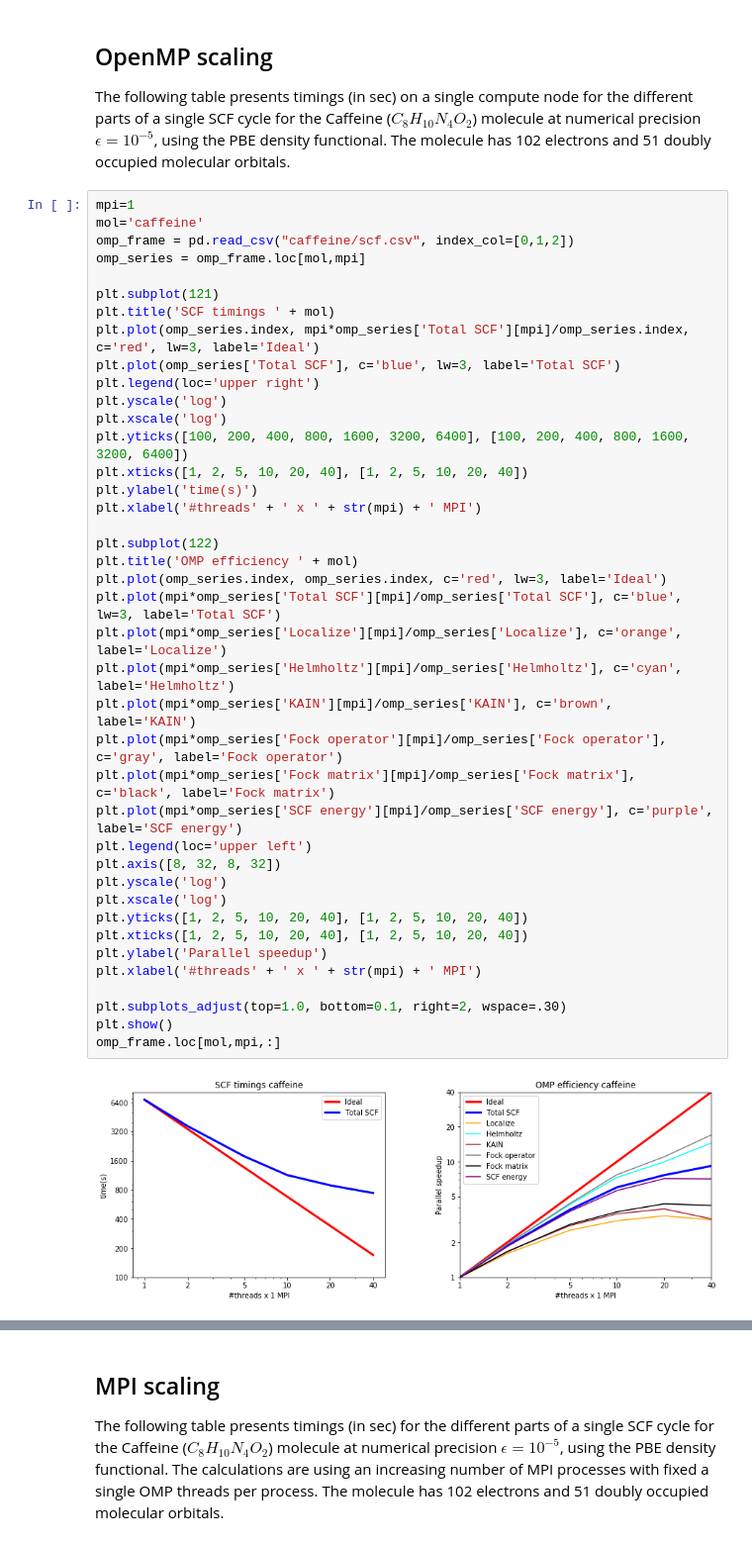
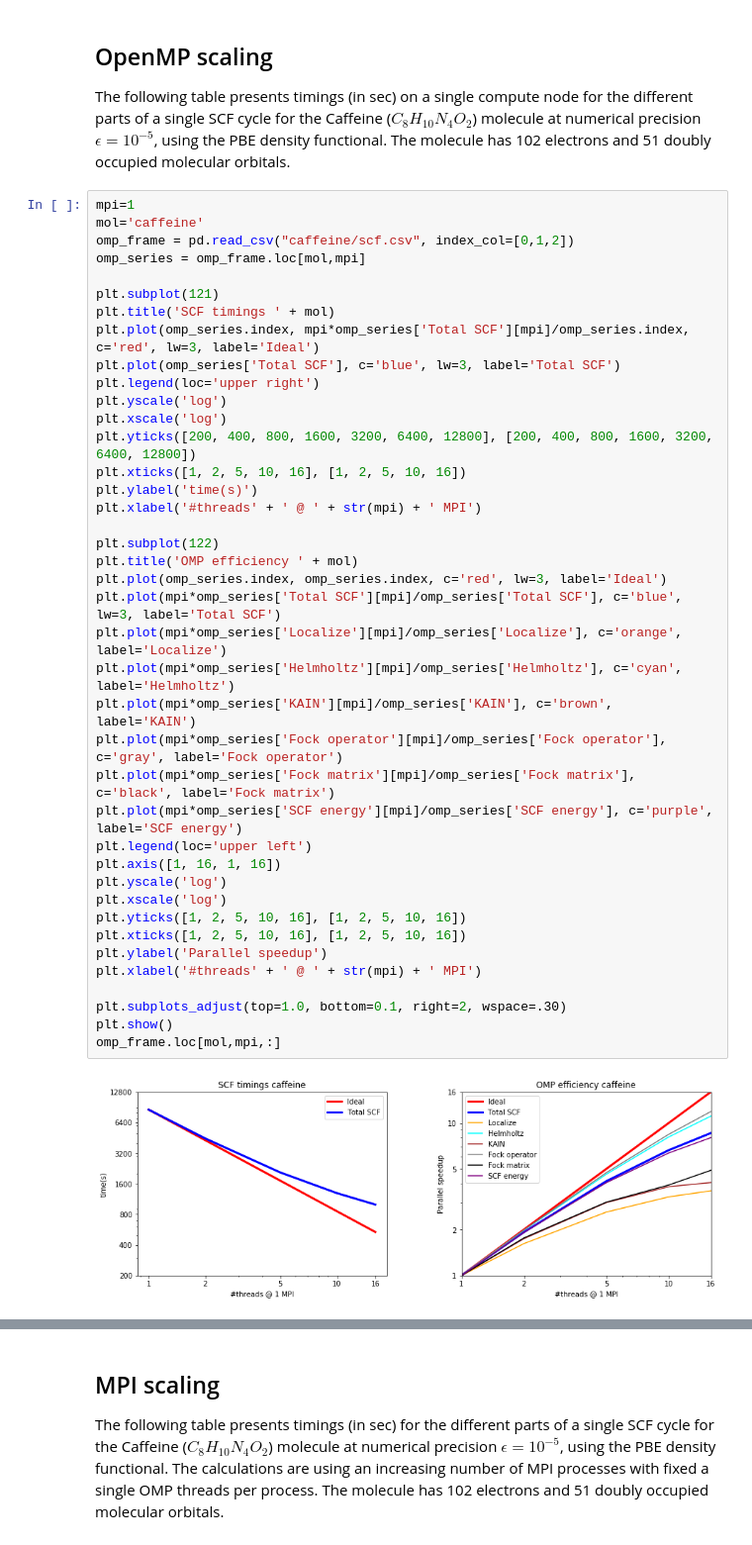
Before and after one commit to MRChemSoft/mrchem-benchmark, a Jupyter notebook: caffeine.ipynb, the cells around one changed output, grey strips where cells are left out. Shown at 99% size. Saved outputs shown, nothing was run; the diff lists cells and outputs as text.

```diff
--- a/caffeine.ipynb
+++ b/caffeine.ipynb
@@ -66,40 +67,40 @@ omp_frame = pd.read_csv("caffeine/scf.csv", index_col=[0,1,2])
 omp_series = omp_frame.loc[mol,mpi]
 
 plt.subplot(121)
 plt.title('SCF timings ' + mol)
 plt.plot(omp_series.index, mpi*omp_series['Total SCF'][mpi]/omp_series.index, c='red', lw=3, label='Ideal')
 plt.plot(omp_series['Total SCF'], c='blue', lw=3, label='Total SCF')
 plt.legend(loc='upper right')
 plt.yscale('log')
 plt.xscale('log')
-plt.yticks([100, 200, 400, 800, 1600, 3200, 6400], [100, 200, 400, 800, 1600, 3200, 6400])
-plt.xticks([1, 2, 5, 10, 20, 40], [1, 2, 5, 10, 20, 40])
+plt.yticks([200, 400, 800, 1600, 3200, 6400, 12800], [200, 400, 800, 1600, 3200, 6400, 12800])
+plt.xticks([1, 2, 5, 10, 16], [1, 2, 5, 10, 16])
 plt.ylabel('time(s)')
-plt.xlabel('#threads' + ' x ' + str(mpi) + ' MPI')
+plt.xlabel('#threads' + ' @ ' + str(mpi) + ' MPI')
 
 plt.subplot(122)
 plt.title('OMP efficiency ' + mol)
 plt.plot(omp_series.index, omp_series.index, c='red', lw=3, label='Ideal')
 plt.plot(mpi*omp_series['Total SCF'][mpi]/omp_series['Total SCF'], c='blue', lw=3, label='Total SCF')
 plt.plot(mpi*omp_series['Localize'][mpi]/omp_series['Localize'], c='orange', label='Localize')
 plt.plot(mpi*omp_series['Helmholtz'][mpi]/omp_series['Helmholtz'], c='cyan', label='Helmholtz')
 plt.plot(mpi*omp_series['KAIN'][mpi]/omp_series['KAIN'], c='brown', label='KAIN')
 plt.plot(mpi*omp_series['Fock operator'][mpi]/omp_series['Fock operator'], c='gray', label='Fock operator')
 plt.plot(mpi*omp_series['Fock matrix'][mpi]/omp_series['Fock matrix'], c='black', label='Fock matrix')
 plt.plot(mpi*omp_series['SCF energy'][mpi]/omp_series['SCF energy'], c='purple', label='SCF energy')
 plt.legend(loc='upper left')
-plt.axis([8, 32, 8, 32])
+plt.axis([1, 16, 1, 16])
 plt.yscale('log')
 plt.xscale('log')
-plt.yticks([1, 2, 5, 10, 20, 40], [1, 2, 5, 10, 20, 40])
-plt.xticks([1, 2, 5, 10, 20, 40], [1, 2, 5, 10, 20, 40])
+plt.yticks([1, 2, 5, 10, 16], [1, 2, 5, 10, 16])
+plt.xticks([1, 2, 5, 10, 16], [1, 2, 5, 10, 16])
 plt.ylabel('Parallel speedup')
-plt.xlabel('#threads' + ' x ' + str(mpi) + ' MPI')
+plt.xlabel('#threads' + ' @ ' + str(mpi) + ' MPI')
 
 plt.subplots_adjust(top=1.0, bottom=0.1, right=2, wspace=.30)
 plt.show()
 omp_frame.loc[mol,mpi,:]
 # %% [output]
-[figure, old version]
+[figure, new version]
 |  | Localize | SCF energy | Helmholtz | Lowdin | KAIN | Fock operator | Fock matrix | Total SCF |
 | OMP |  |  |  |  |  |  |  |  |
```
Also changed, not shown: parts of 6 cells of this notebook.
